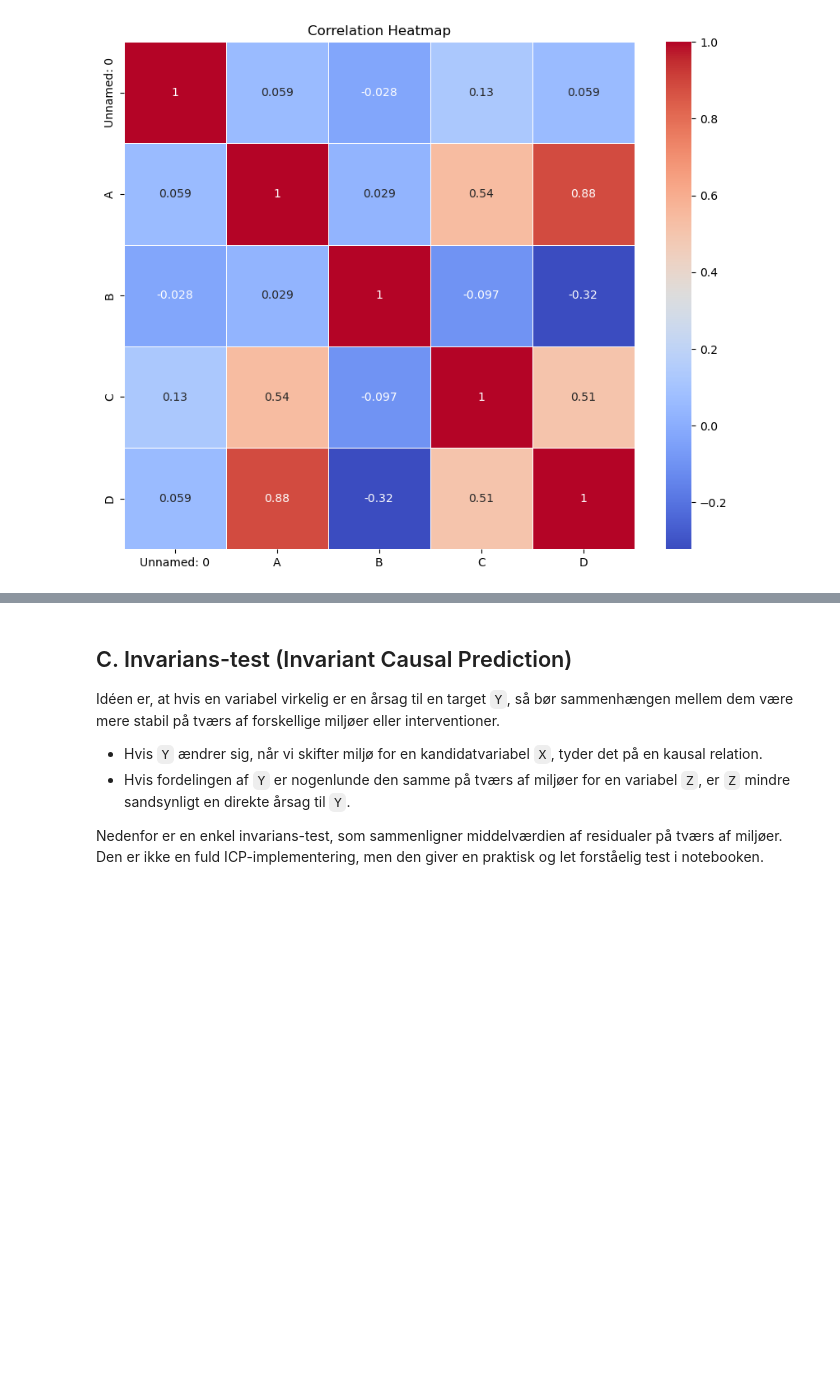
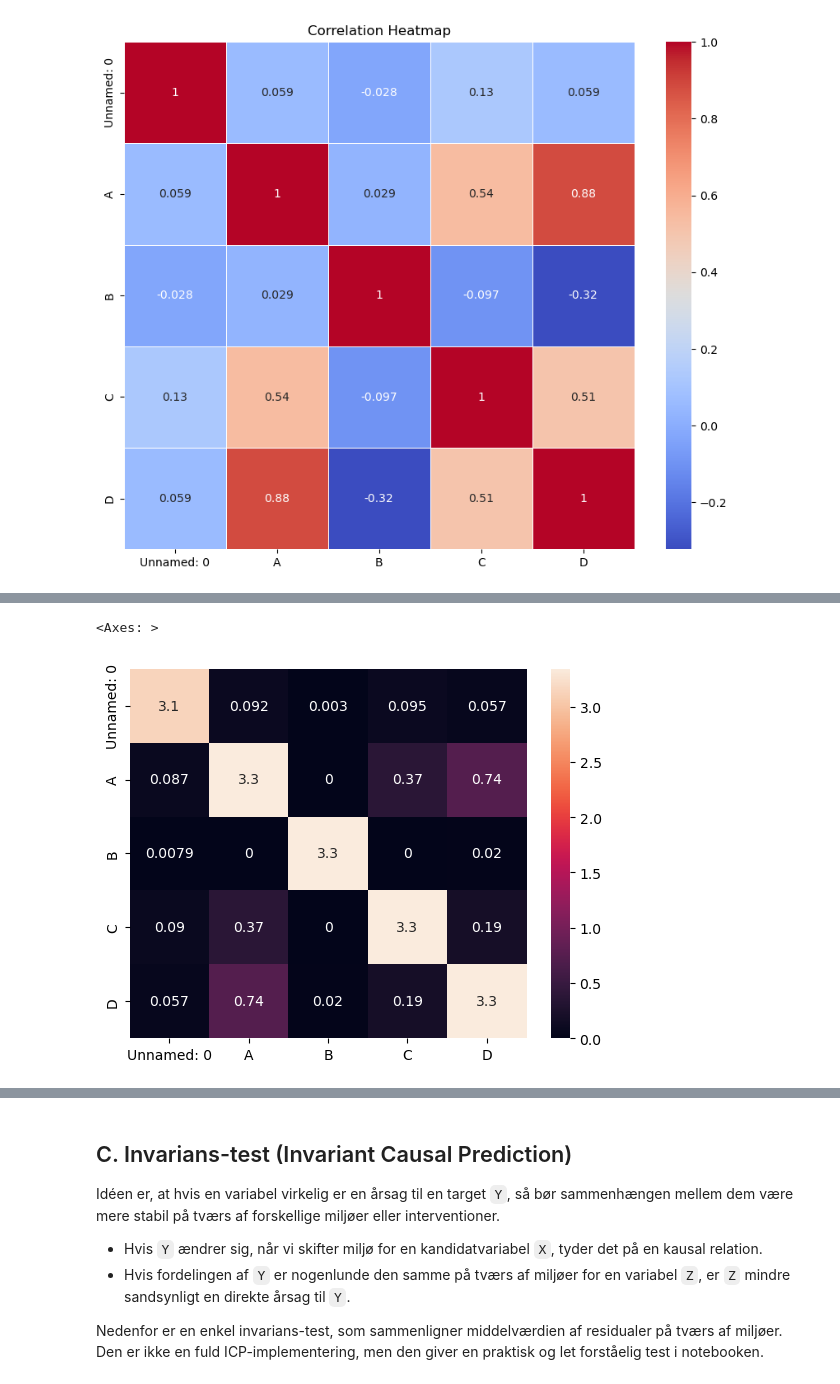
Before and after one commit to Nunk-sketch/AL3-MiniProject, a Jupyter notebook: sovs2/setup.ipynb, the cells around one changed output, grey strips where cells are left out. Cells and saved outputs as stored; diff of their text form; code cells hidden in the pictures; blank space fills up the shorter version.

```diff
--- a/sovs2/setup.ipynb
+++ b/sovs2/setup.ipynb
@@ -130,0 +75,22 @@ MI(Unnamed: 0, B): 0.1187
+# %%
+from sklearn.feature_selection import mutual_info_regression
+
+def calculate_mi_matrix(df):
+    variables = df.columns
+    mi_matrix = pd.DataFrame(index=variables, columns=variables)
+
+    for i in variables:
+        for j in variables:
+            # Vi beregner MI mellem variabel i og j
+            # Reshape er nødvendig for sklearn
+            mi = mutual_info_regression(df[[i]], df[j], random_state=42)
+            mi_matrix.loc[i, j] = mi[0]
+
+    return mi_matrix.astype(float)
+
+# Kør den på jeres baseline data
+mi_results = calculate_mi_matrix(df)
+sns.heatmap(mi_results, annot=True)
+# %% [output]
+<Axes: >
+[figure, added]
```
Also changed, not shown: parts of 8 cells of this notebook, 10 other files.
